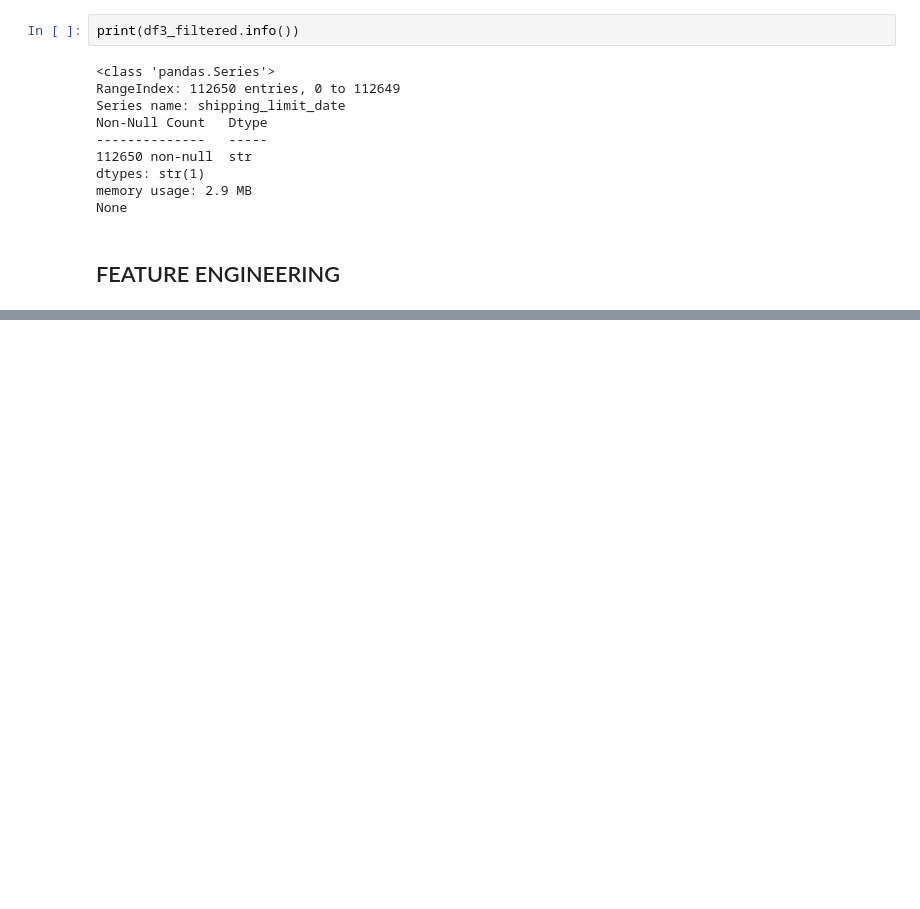
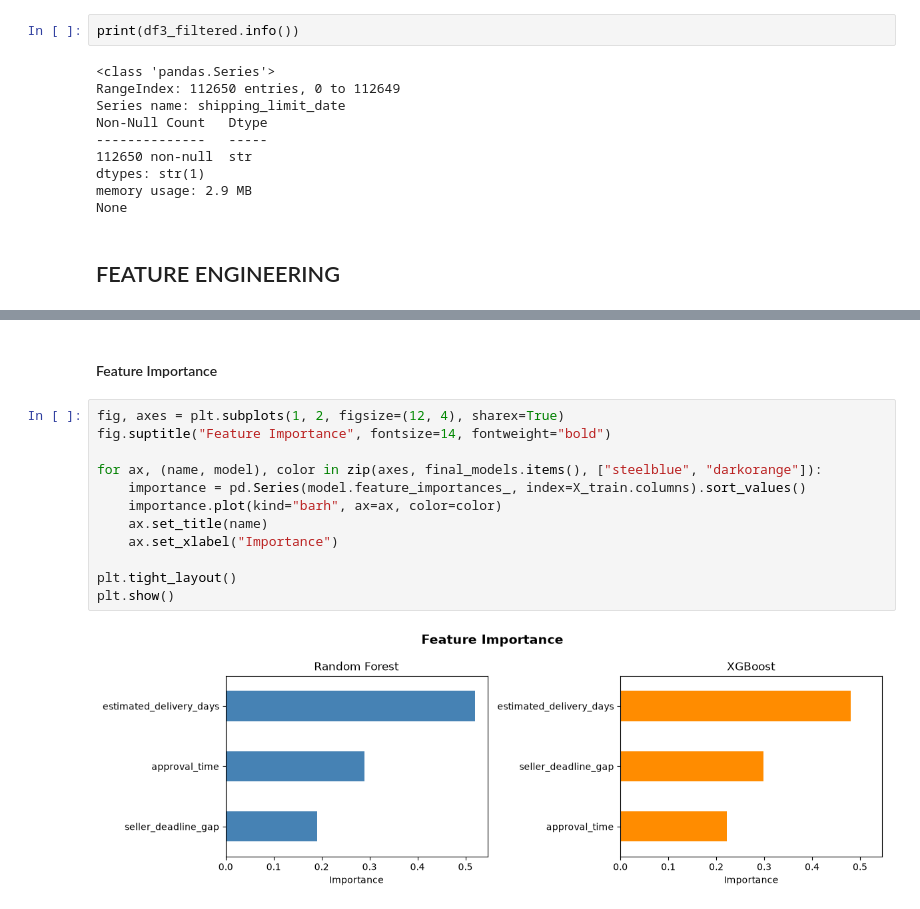
Before and after one commit to cipluk4n/DataScience_Kelompok-apa, a Jupyter notebook: olist_part2.ipynb, the cells around one changed output, grey strips where cells are left out. Cells and saved outputs as stored; diff of their text form; blank space fills up the shorter version.

```diff
--- a/olist_part2.ipynb
+++ b/olist_part2.ipynb
@@ -322,0 +570,16 @@ X =
+# %% [markdown]
+#### Feature Importance
+# %%
+fig, axes = plt.subplots(1, 2, figsize=(12, 4), sharex=True)
+fig.suptitle("Feature Importance", fontsize=14, fontweight="bold")
+
+for ax, (name, model), color in zip(axes, final_models.items(), ["steelblue", "darkorange"]):
+    importance = pd.Series(model.feature_importances_, index=X_train.columns).sort_values()
+    importance.plot(kind="barh", ax=ax, color=color)
+    ax.set_title(name)
+    ax.set_xlabel("Importance")
+
+plt.tight_layout()
+plt.show()
+# %% [output]
+[figure, added]
```
Also changed, not shown: parts of 26 cells of this notebook.
